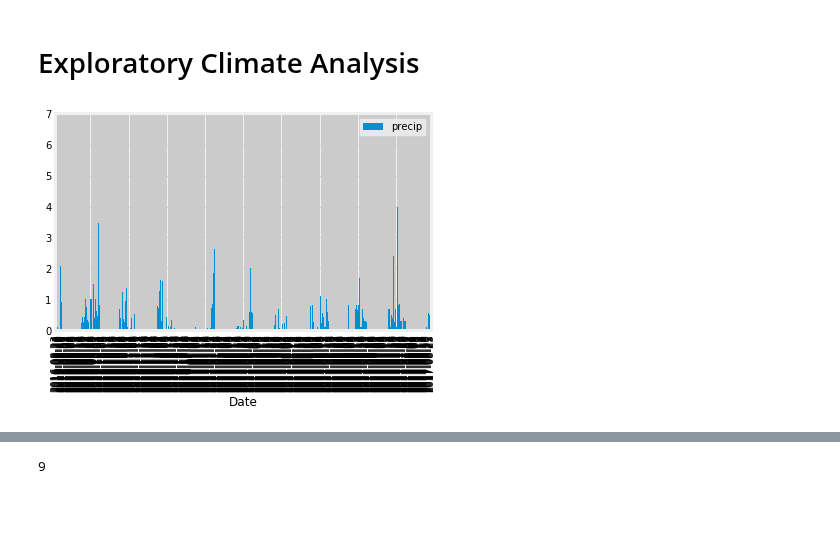
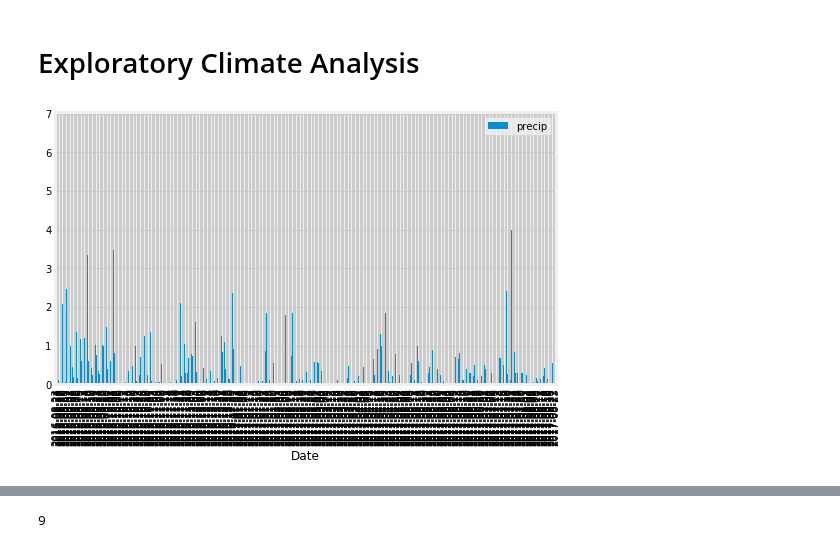
Before and after one commit to akschenker/Climate-Analysis---Flask, a Jupyter notebook: climate_analysis.ipynb, the cells around one changed output, grey strips where cells are left out. Cells and saved outputs as stored; diff of their text form; code cells hidden in the pictures; blank space fills up the shorter version.

Commit message:
modified climate_analysis graphs

```diff
--- a/climate_analysis.ipynb
+++ b/climate_analysis.ipynb
@@ -61,32 +61,33 @@ elevation FLOAT
 # %%
 # Design a query to retrieve the last 12 months of precipitation data and plot the results
 # precip_all = session.query(Measurement.date, Measurement.prcp).all()
 # precip_all
 
 # Perform a query to retrieve the data and precipitation scores
 precip_12mo = session.query(Measurement.date, Measurement.prcp).filter(Measurement.date >= "2016-08-23")\
             .filter(Measurement.date <= "2017-08-23").group_by(Measurement.date).order_by(Measurement.date).all()
 precip_12mo
 
 # Save the query results as a Pandas DataFrame and set the index to the date column
 dates = [x[0] for x in precip_12mo]
 precip = [x[1] for x in precip_12mo]
 
 prcp_df = pd.DataFrame({"date":dates,
                       "precip":precip}, index=dates)
 
 prcp_df.head()
 
 # Sort the dataframe by date
 prcp_df = prcp_df.sort_values("date")
 
 # Use Pandas Plotting with Matplotlib to plot the data
-prcp_df.plot(kind="bar")
+prcp_df.plot(kind="bar", figsize=[8,5])
 plt.xlabel("Date")
+plt.xticks(rotation="90")
 plt.show()
 # Rotate the xticks for the dates
 # %% [output]
-[figure, old version]
+[figure, new version]
 # %% [markdown]
 ![precipitation](Images/precipitation.png)
 # %%
```
Also changed, not shown: parts of 1 cell of this notebook.
